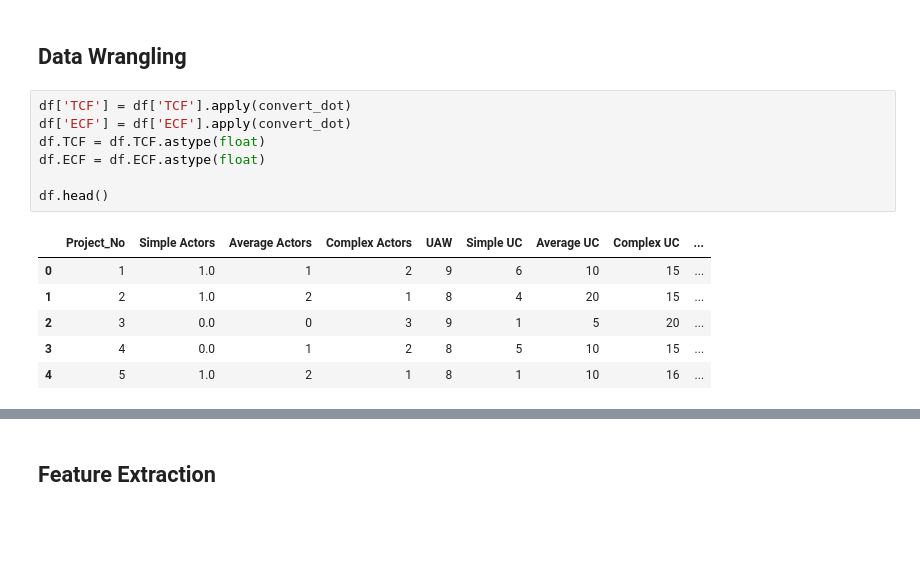
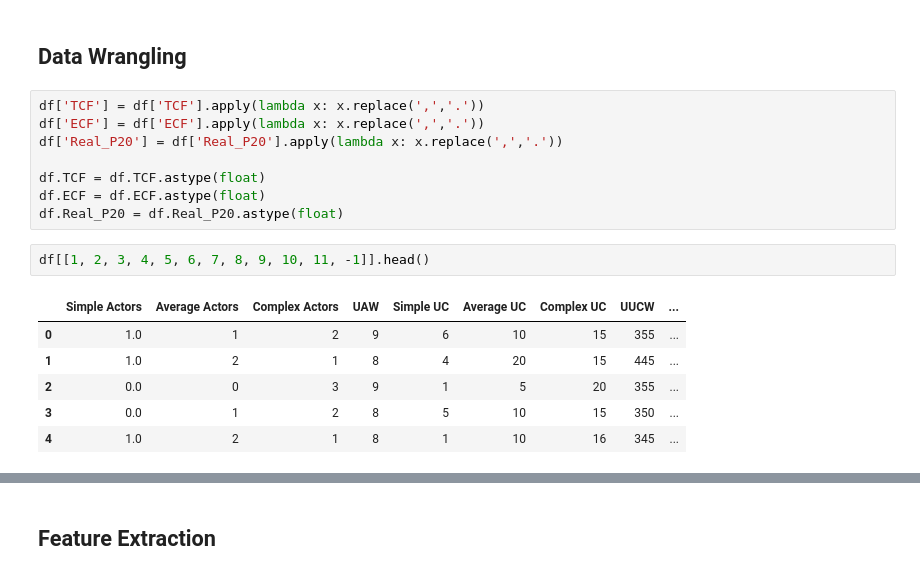
Before and after one commit to SolrBeam/UCP-Effort-Estimator, a Jupyter notebook: model/UCP Effort Estimation Model.ipynb, the cells around one changed output, grey strips where cells are left out. Cells and saved outputs as stored; diff of their text form; blank space fills up the shorter version.

```diff
--- a/model/UCP Effort Estimation Model.ipynb
+++ b/model/UCP Effort Estimation Model.ipynb
@@ -22,16 +49,19 @@ df = pd.read_csv('UCP_Dataset.csv', sep=';')
 # %% [markdown]
 ## Data Wrangling
 # %%
-df['TCF'] = df['TCF'].apply(convert_dot)
-df['ECF'] = df['ECF'].apply(convert_dot)
+df['TCF'] = df['TCF'].apply(lambda x: x.replace(',','.'))
+df['ECF'] = df['ECF'].apply(lambda x: x.replace(',','.'))
+df['Real_P20'] = df['Real_P20'].apply(lambda x: x.replace(',','.'))
+
 df.TCF = df.TCF.astype(float)
 df.ECF = df.ECF.astype(float)
-
-df.head()
+df.Real_P20 = df.Real_P20.astype(float)
-# %% [output]
-|  | Project_No | Simple Actors | Average Actors | Complex Actors | UAW | Simple UC | Average UC | Complex UC | ... |
-| 0 | 1 | 1.0 | 1 | 2 | 9 | 6 | 10 | 15 | ... |
-| 1 | 2 | 1.0 | 2 | 1 | 8 | 4 | 20 | 15 | ... |
-| 2 | 3 | 0.0 | 0 | 3 | 9 | 1 | 5 | 20 | ... |
-| 3 | 4 | 0.0 | 1 | 2 | 8 | 5 | 10 | 15 | ... |
-| 4 | 5 | 1.0 | 2 | 1 | 8 | 1 | 10 | 16 | ... |
+# %%
+df[[1, 2, 3, 4, 5, 6, 7, 8, 9, 10, 11, -1]].head()
+# %% [output]
+|  | Simple Actors | Average Actors | Complex Actors | UAW | Simple UC | Average UC | Complex UC | UUCW | ... |
+| 0 | 1.0 | 1 | 2 | 9 | 6 | 10 | 15 | 355 | ... |
+| 1 | 1.0 | 2 | 1 | 8 | 4 | 20 | 15 | 445 | ... |
+| 2 | 0.0 | 0 | 3 | 9 | 1 | 5 | 20 | 355 | ... |
+| 3 | 0.0 | 1 | 2 | 8 | 5 | 10 | 15 | 350 | ... |
+| 4 | 1.0 | 2 | 1 | 8 | 1 | 10 | 16 | 345 | ... |
```
Also changed, not shown: parts of 16 cells of this notebook, 6 other files.
